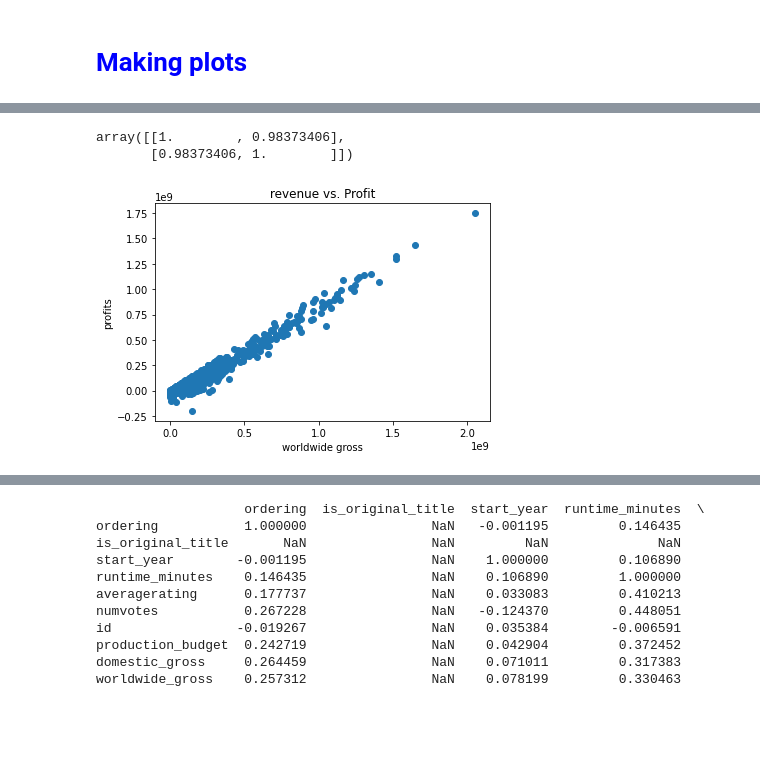
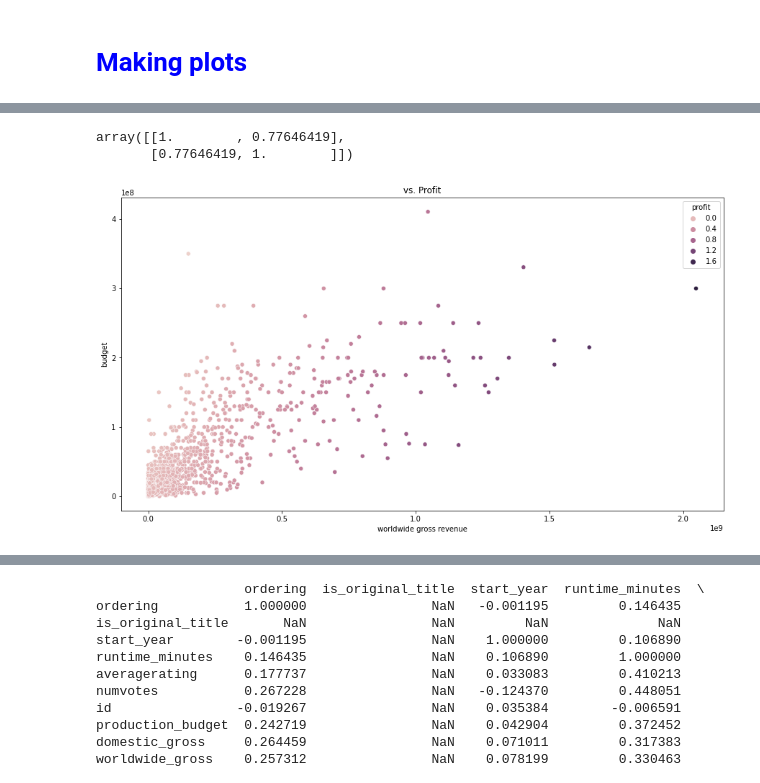
Before and after one commit to ImMaxRoss/Movie_Project, a Jupyter notebook: Keanan_code2.ipynb, the cells around one changed output, grey strips where cells are left out. Drawn from its saved outputs; the diff is of its cells as text; code cells hidden in the pictures; blank space fills up the shorter version.

```diff
--- a/Keanan_code2.ipynb
+++ b/Keanan_code2.ipynb
@@ -367,18 +350,26 @@ ax.set_title(" vs. Profit Margin");
 # %%
-fig, ax = plt.subplots()
+import matplotlib.pyplot as plt
+%matplotlib inline
+import statistics as stats
+import numpy as np
+import seaborn as sns
 
-y=full_movies_profit_df["profit"]
-x=full_movies_profit_df["worldwide_gross"]
+fig, ax = plt.subplots(figsize=(15, 8))
+
+x=full_movies_profit_df['worldwide_gross']
+y=full_movies_profit_df["production_budget"]
 # x = full_movies_profit_df["title_x"]
 # y = full_movies_profit_df["profit_margin"]#.value_counts().sort_index().values
 
-ax.scatter(x,y)
 
-ax.set_xlabel("worldwide gross")
-ax.set_ylabel("profits")
-ax.set_title(" revenue vs. Profit ");
+sns.scatterplot(x,y, hue='profit', data=full_movies_profit_df)
+
+
+ax.set_ylabel("budget")
+ax.set_xlabel("worldwide gross revenue")
+ax.set_title(" vs. Profit ");
 np.corrcoef(x,y)
 # %% [output]
-array([[1.        , 0.98373406],
-       [0.98373406, 1.        ]])
+array([[1.        , 0.77646419],
+       [0.77646419, 1.        ]])
-[figure, old version]
+[figure, new version]
```
Also changed, not shown: parts of 14 cells of this notebook.
